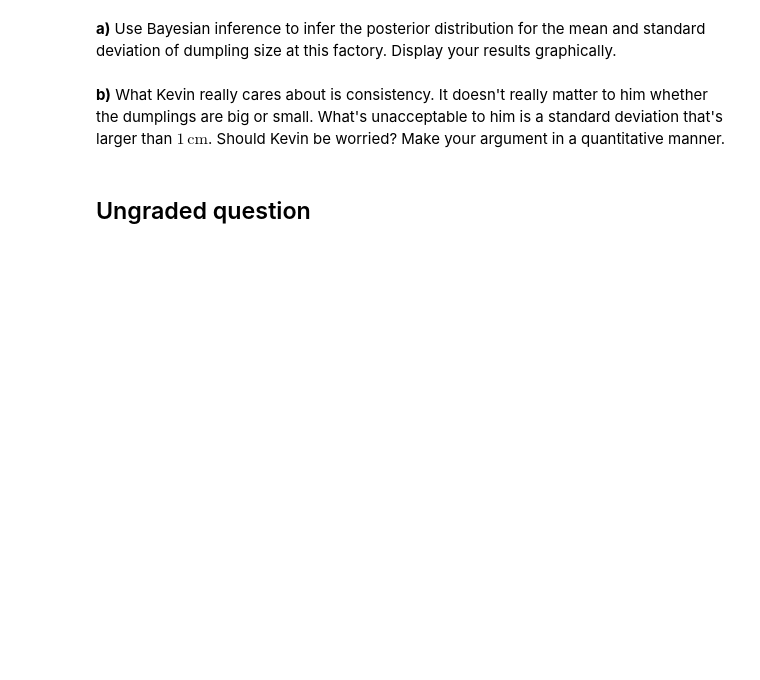
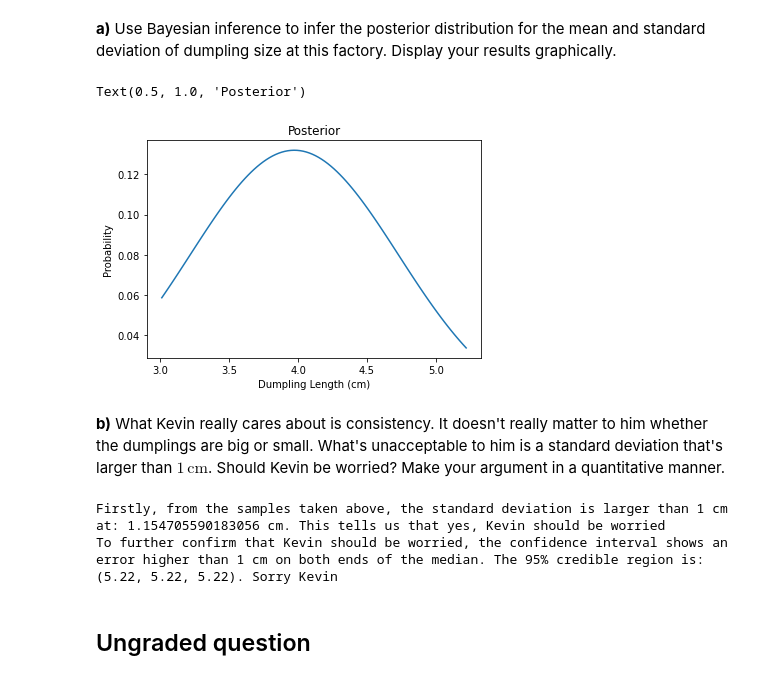
Before and after one commit to lunger99/321Midterm, a Jupyter notebook: Midterm2021/Midterm2021.ipynb, the cells around one changed output. Saved outputs shown, nothing was run; the diff lists cells and outputs as text; code cells hidden in the pictures; blank space fills up the shorter version.

```diff
--- a/Midterm2021/Midterm2021.ipynb
+++ b/Midterm2021/Midterm2021.ipynb
@@ -123,2 +309,42 @@ __a)__ Use Bayesian inference to infer the posterior distribution for the mean a
+# %%
+L = (5.61,2.22,3.11,6.01,4.79,3.70,2.67,3.90,3.86,3.48)
+minL = min(L) + 3 #giving room for error
+maxL = max(L) -3
+sizes = np.linspace(minL, maxL, 100)
+
+#likelihood
+def likelihood_prob(data, sizes):
+    like = []
+    mean = np.mean(data)
+    std = np.std(data)
+
+    for i in sizes:
+        array_element = (np.exp(-0.5*((i-mean)/std)**2)) * (1/(np.sqrt(2*np.pi)*std))
+        like.append(array_element)
+    return like
+
+#prior
+def prior_prob(factory_mean, factory_std, sizes):
+    prior = []
+
+    for i in sizes:
+        array_element = (np.exp(-0.5*((i-factory_mean)/factory_std)**2)) * (1/(np.sqrt(2*np.pi)*factory_std))
+        prior.append(array_element)
+    return prior
+
+#posterior
+like = likelihood_prob(L,sizes)
+prior = prior_prob(4,1,sizes)
+posterior = np.multiply(like,prior)
+
+norm_post =  preprocessing.normalize([posterior])
+
+plt.plot(sizes, norm_post[0])
+plt.xlabel('Dumpling Length (cm)')
+plt.ylabel('Probability')
+plt.title('Posterior')
+# %% [output]
+Text(0.5, 1.0, 'Posterior')
+[figure, added]
 # %% [markdown]
 __b)__ What Kevin really cares about is consistency. It doesn't really matter to him whether the dumplings are big or small. What's unacceptable to him is a standard deviation that's larger than $1\,\textrm{cm}$. Should Kevin be worried? Make your argument in a quantitative manner.
@@ -127,3 +351,26 @@ __b)__ What Kevin really cares about is consistency. It doesn't really matter to
+# %%
+print("Firstly, from the samples taken above, the standard deviation is larger than 1 cm at: " +str(np.std(L))+ " cm. This tells us that yes, Kevin should be worried")
+
+## looking into 95% credibility range
+## from codinglab05 solutions
+
+def get_index(arr,value):
+    return np.abs(arr-value).argmin()
+
+def get_confidence_interval(posterior,b,lim=0.95):
+    dx = b[1]-b[0]
+    cdf = np.cumsum(posterior*dx)
+    R = lambda x : np.round(x,3)
+    return R(b[get_index(cdf,(-lim+1.0)/2)]),R(b[get_index(cdf,0.50)]),R(b[get_index(cdf,(lim+1.0)/2)])
+
+credible_region = get_confidence_interval(norm_post[0],sizes,0.95)
+
+
+
+print("To further confirm that Kevin should be worried, the confidence interval shows an error higher than 1 cm on both ends of the median. The 95% credible region is:" +str(credible_region)+ ". Sorry Kevin")
+# %% [output]
+Firstly, from the samples taken above, the standard deviation is larger than 1 cm at: 1.154705590183056 cm. This tells us that yes, Kevin should be worried
+To further confirm that Kevin should be worried, the confidence interval shows an error higher than 1 cm on both ends of the median. The 95% credible region is:(5.22, 5.22, 5.22). Sorry Kevin
 # %% [markdown]
 ## Ungraded question
 # %% [markdown]
```
Also changed, not shown: parts of 33 cells of this notebook.
